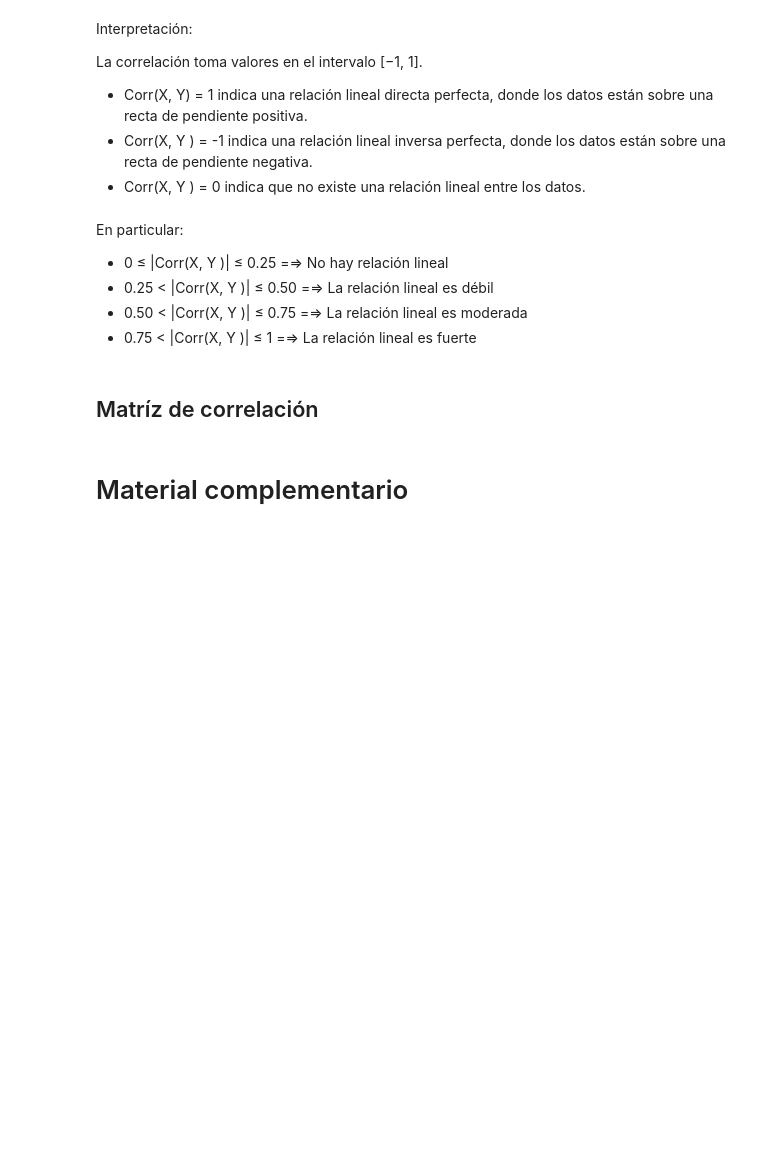
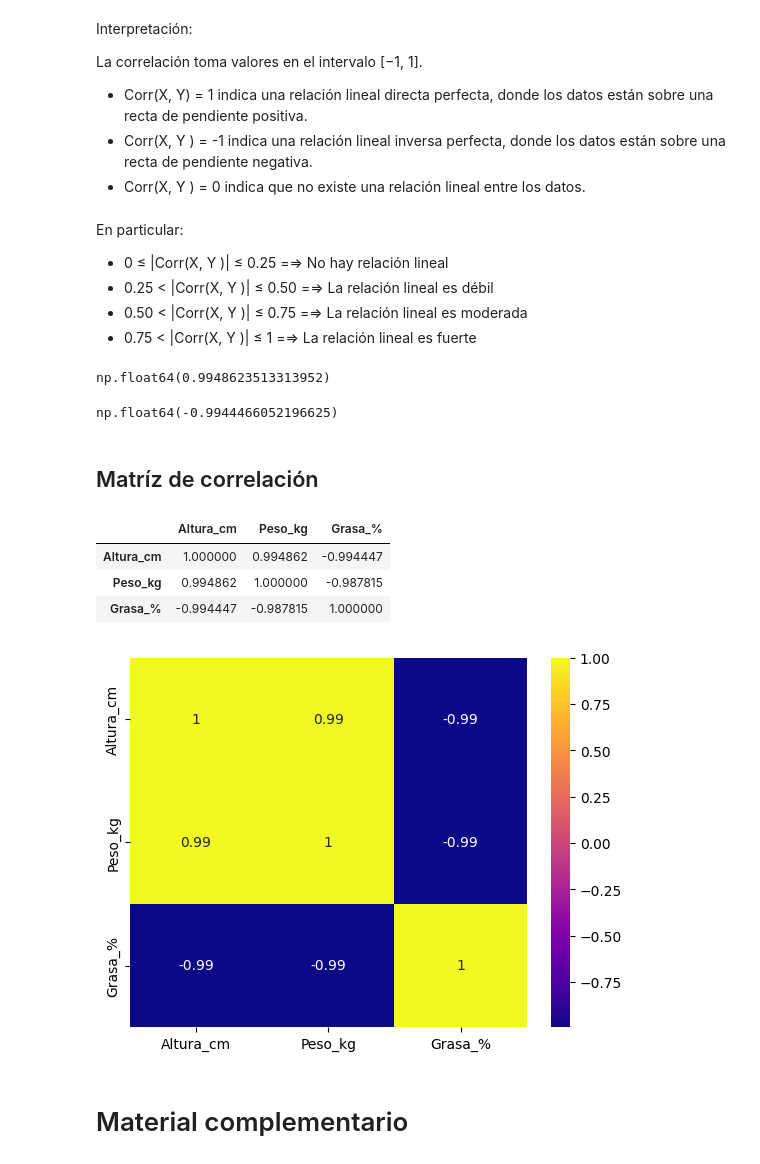
Before and after one commit to v0ltax/TT-2C2025-Data-Analitycs-Notebooks, a Jupyter notebook: _21_Clase_11/Clase_11_correlacion.ipynb, the cells around one changed output. Drawn from its saved outputs; the diff is of its cells as text; code cells hidden in the pictures; blank space fills up the shorter version.

```diff
--- a/_21_Clase_11/Clase_11_correlacion.ipynb
+++ b/_21_Clase_11/Clase_11_correlacion.ipynb
@@ -98,16 +152,33 @@ En particular:
 * 0.75 < |Corr(X, Y )| ≤ 1 =⇒ La relación lineal es fuerte
 # %%
 # Calculemos la correlación entre Altura_cm y el Peso_kg
+df["Altura_cm"].corr(df["Peso_kg"])
+# %% [output]
+np.float64(0.9948623513313952)
 # %%
 # Calculemos la correlación entre Altura_cm y la Grasa_%
+df["Altura_cm"].corr(df["Grasa_%"])
+# %% [output]
+np.float64(-0.9944466052196625)
 # %% [markdown]
 ## Matríz de correlación
 # %%
 # Calculamos la matriz de correlación para el Dataframe df
+corr_matrix = df.corr()
+corr_matrix
+# %% [output]
+|  | Altura_cm | Peso_kg | Grasa_% |
+| Altura_cm | 1.000000 | 0.994862 | -0.994447 |
+| Peso_kg | 0.994862 | 1.000000 | -0.987815 |
+| Grasa_% | -0.994447 | -0.987815 | 1.000000 |
 # %%
 # O bien podemos extraer las variables que nos interesan y realizar gráficos separados
 # %%
 # Creamos un mapa de calor
+sns.heatmap(corr_matrix, annot=True, cmap="plasma") # cmap = Blues, Greens, rocket
+plt.show()
+# %% [output]
+[figure, added]
 # %% [markdown]
 # Material complementario
 # %% [markdown]
```
Also changed, not shown: parts of 8 cells of this notebook, 1 other file.
